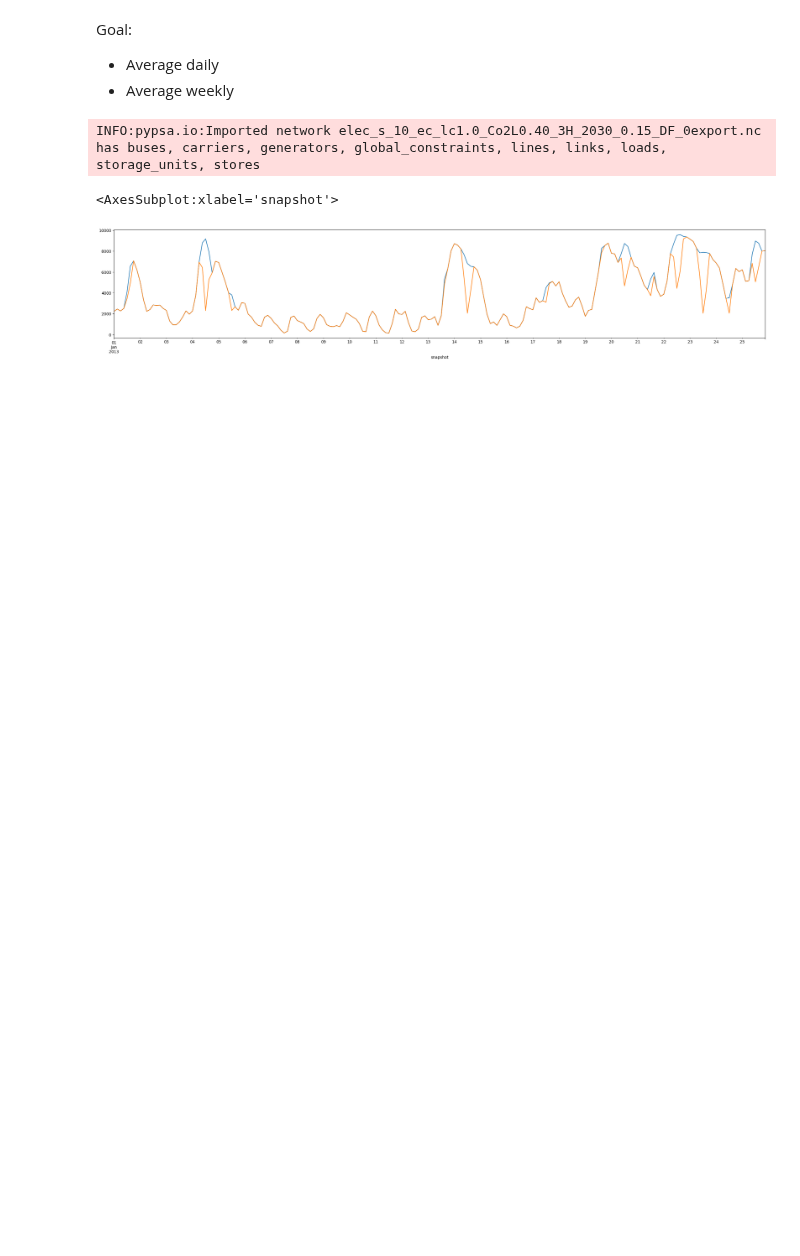
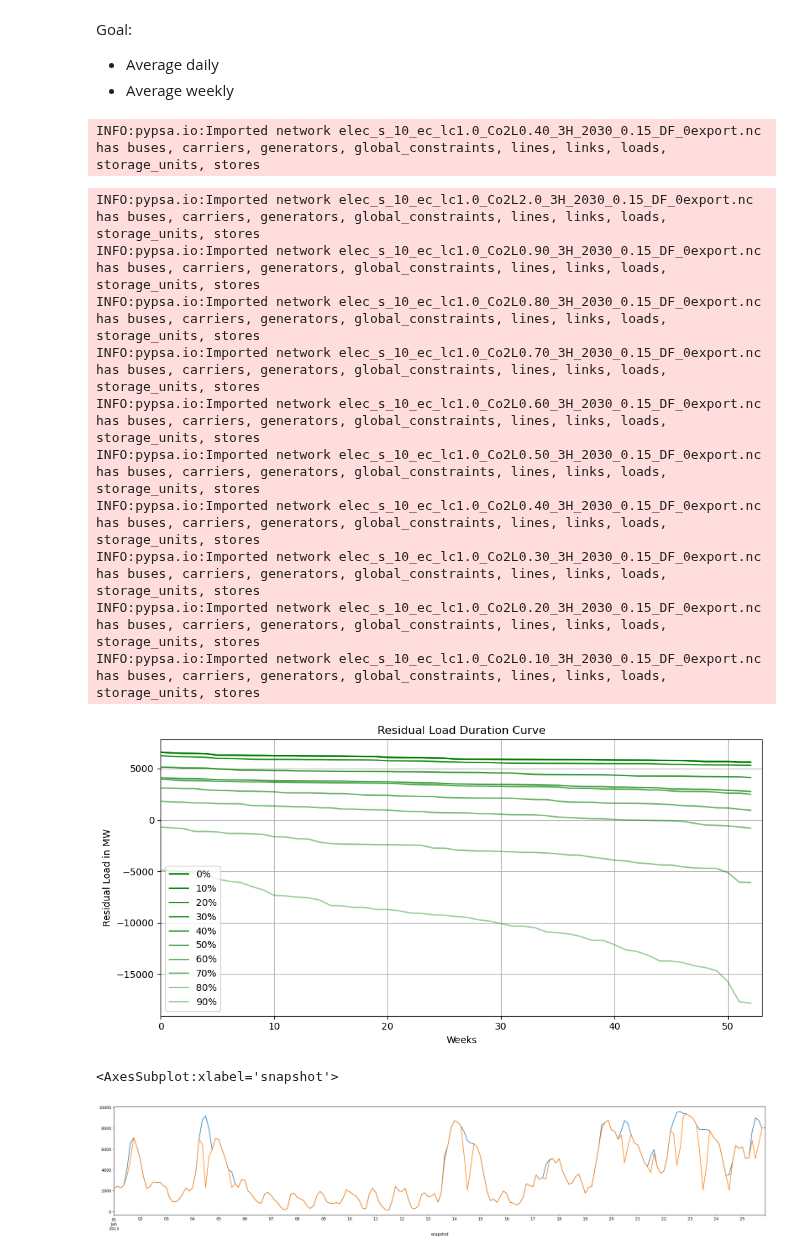
Before and after one commit to energyLS/aldehyde, a Jupyter notebook: workflow/notebooks/plot_rldc.ipynb, the cells around one changed output. Drawn from its saved outputs; the diff is of its cells as text; code cells hidden in the pictures; blank space fills up the shorter version.

Commit message:
feat: finalize rldcs

```diff
--- a/workflow/notebooks/plot_rldc.ipynb
+++ b/workflow/notebooks/plot_rldc.ipynb
@@ -16,7 +16,7 @@ n = pypsa.Network(prefix + path)
 # %% [output]
 INFO:pypsa.io:Imported network elec_s_10_ec_lc1.0_Co2L0.40_3H_2030_0.15_DF_0export.nc has buses, carriers, generators, global_constraints, lines, links, loads, storage_units, stores
 # %%
-def calculate_rldc(n, resample="H"):
+def calculate_rldc(n, resample, incl_curtailed):
 
     # Get load
     load = n.loads_t.p_set[n.loads[n.loads.carrier == "AC"].index].sum(axis=1)
@@ -34,7 +34,10 @@ def calculate_rldc(n, resample="H"):
     solar_feed_in_max = (solar_power * solar_profile).sum(axis=1)
 
     # Calculate residual load
-    rldc = load - wind_feed_in - solar_feed_in
+    if incl_curtailed == True:
+        rldc = load - wind_feed_in_max - solar_feed_in_max
+    elif incl_curtailed == False:
+        rldc = load - wind_feed_in - solar_feed_in
 
     # Average hourly, daily, weekly
     rldc = rldc.resample(resample).mean().ffill()
@@ -51,37 +54,50 @@ def reverse_mitigation(m):
         m = 1
     return int(np.round((1 - m)*100, 4))
 # %%
-resampling = "H"
+resampling = "W"
+incl_curtailed = True
 
-xlabel = {"H": "Hours", "D": "Days", "M": "Months"}
+xlabel = {"H": "Hours", "D": "Days", "W": "Weeks"}
 mitigation = [2.0, 0.90, 0.80, 0.70, 0.60, 0.50, 0.40, 0.30, 0.20, 0.10]
 
 fig = plt.figure(figsize=(10, 5))
 
 # Get and plot the data
 for m in mitigation:
 
     m = str(m) + "0" if m < 1 else str(m)
     path = "elec_s_10_ec_lc1.0_Co2L" + str(m) + "_3H_2030_0.15_DF_0export.nc"
     n = pypsa.Network(prefix + path)
 
-    rldc = calculate_rldc(n, resample="D")
-    rldc.plot(label=str(reverse_mitigation(eval(m))) + "%", color="green", alpha=1-reverse_mitigation(eval(m))*0.005)
+    rldc = calculate_rldc(n, resample=resampling, incl_curtailed=incl_curtailed)
+    rldc.plot(label=str(reverse_mitigation(eval(m))) + "%", color="green", alpha=1-reverse_mitigation(eval(m))*0.007)
 
 # Add a title
 plt.title("Residual Load Duration Curve")
 
 # Add axis labels
 plt.xlabel(xlabel[resampling])
 plt.ylabel("Residual Load in MW")
 plt.xlim(0, len(rldc))
-plt.legend()
+plt.legend(loc="lower left")
 plt.grid()
 plt.savefig
 
 plt.tight_layout()
-plt.savefig(output + "rldc_" + xlabel[resampling] + ".pdf")
+plt.savefig(output + "rldc_" + xlabel[resampling] + "_inclCurt" + str(incl_curtailed) + ".pdf")
 plt.show()
+# %% [output]
+INFO:pypsa.io:Imported network elec_s_10_ec_lc1.0_Co2L2.0_3H_2030_0.15_DF_0export.nc has buses, carriers, generators, global_constraints, lines, links, loads, storage_units, stores
+INFO:pypsa.io:Imported network elec_s_10_ec_lc1.0_Co2L0.90_3H_2030_0.15_DF_0export.nc has buses, carriers, generators, global_constraints, lines, links, loads, storage_units, stores
+INFO:pypsa.io:Imported network elec_s_10_ec_lc1.0_Co2L0.80_3H_2030_0.15_DF_0export.nc has buses, carriers, generators, global_constraints, lines, links, loads, storage_units, stores
+INFO:pypsa.io:Imported network elec_s_10_ec_lc1.0_Co2L0.70_3H_2030_0.15_DF_0export.nc has buses, carriers, generators, global_constraints, lines, links, loads, storage_units, stores
+INFO:pypsa.io:Imported network elec_s_10_ec_lc1.0_Co2L0.60_3H_2030_0.15_DF_0export.nc has buses, carriers, generators, global_constraints, lines, links, loads, storage_units, stores
+INFO:pypsa.io:Imported network elec_s_10_ec_lc1.0_Co2L0.50_3H_2030_0.15_DF_0export.nc has buses, carriers, generators, global_constraints, lines, links, loads, storage_units, stores
+INFO:pypsa.io:Imported network elec_s_10_ec_lc1.0_Co2L0.40_3H_2030_0.15_DF_0export.nc has buses, carriers, generators, global_constraints, lines, links, loads, storage_units, stores
+INFO:pypsa.io:Imported network elec_s_10_ec_lc1.0_Co2L0.30_3H_2030_0.15_DF_0export.nc has buses, carriers, generators, global_constraints, lines, links, loads, storage_units, stores
+INFO:pypsa.io:Imported network elec_s_10_ec_lc1.0_Co2L0.20_3H_2030_0.15_DF_0export.nc has buses, carriers, generators, global_constraints, lines, links, loads, storage_units, stores
+INFO:pypsa.io:Imported network elec_s_10_ec_lc1.0_Co2L0.10_3H_2030_0.15_DF_0export.nc has buses, carriers, generators, global_constraints, lines, links, loads, storage_units, stores
+[figure, added]
 # %%
 fig = plt.figure(figsize=(30, 5))
 #n.generators_t.p[n.generators[n.generators.carrier == "onwind"].index].sum(axis=1).plot() #.sum() / 1e6 * 3
```
